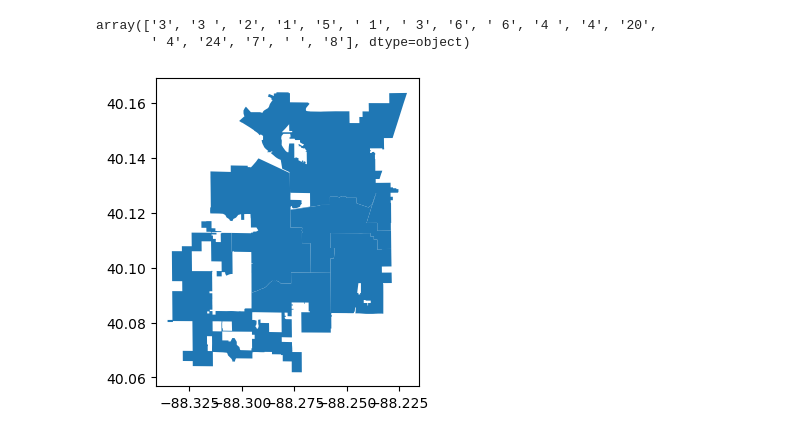
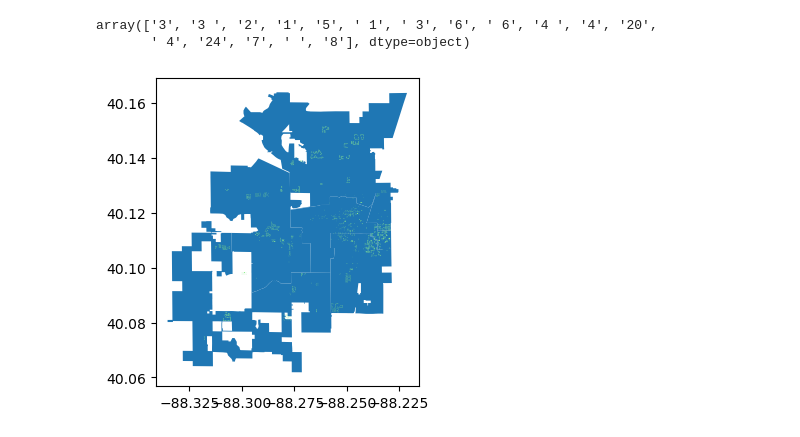
Before and after one commit to UIUC-iSchool-DataViz/is445_obuobg_spring2026, a Jupyter notebook: week07/inClass_week07.ipynb, the cells around one changed output. Cells and saved outputs as stored; diff of their text form; code cells hidden in the pictures.

```diff
--- a/week07/inClass_week07.ipynb
+++ b/week07/inClass_week07.ipynb
@@ -234,6 +234,7 @@ import matplotlib.pyplot as plt # I hit ESC+a to make this cell above
 # %%
 fig, ax = plt.subplots(figsize=(4,4))
 gdf_councils.plot(ax=ax)
+gdf_apts.plot(ax=ax, color='lightgreen')
 plt.show()
 # %% [output]
-[figure, old version]
+[figure, new version]
```
